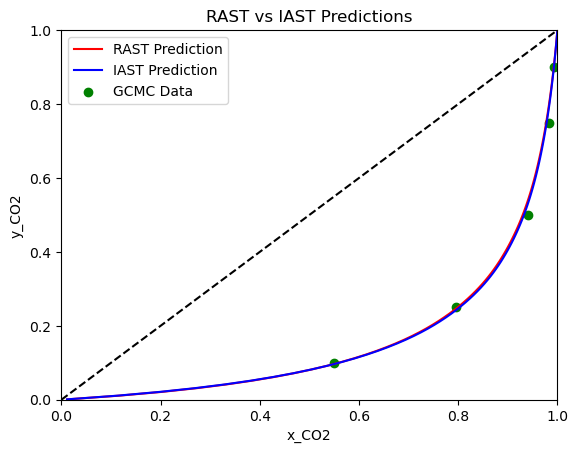
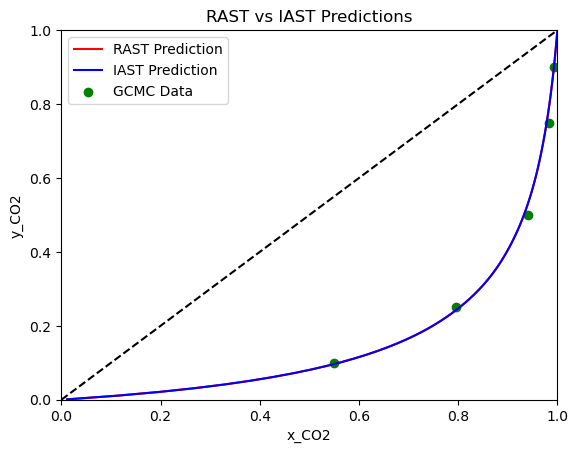
The change to this notebook cell's code, shown as a diff; its figure went from the first image to the second:
--- before
+++ after
@@ -29,4 +29,6 @@
 ax.set_xlim(0, 1)
 ax.set_ylim(0, 1)
+
+fig.savefig('../../docs/source/_static/tutorial/tutorial_rast_xy_aNRTL.png')
 plt.show()
 
@@ -62,3 +64,4 @@
 ax.set_xlim(9e2, 2e6)
 
+fig.savefig('../../docs/source/_static/tutorial/tutorial_rast_selectivity_aNRTL.png')
 plt.show()

Commit: updates to figures, some bug fixes, changed case study data. v0.2.1